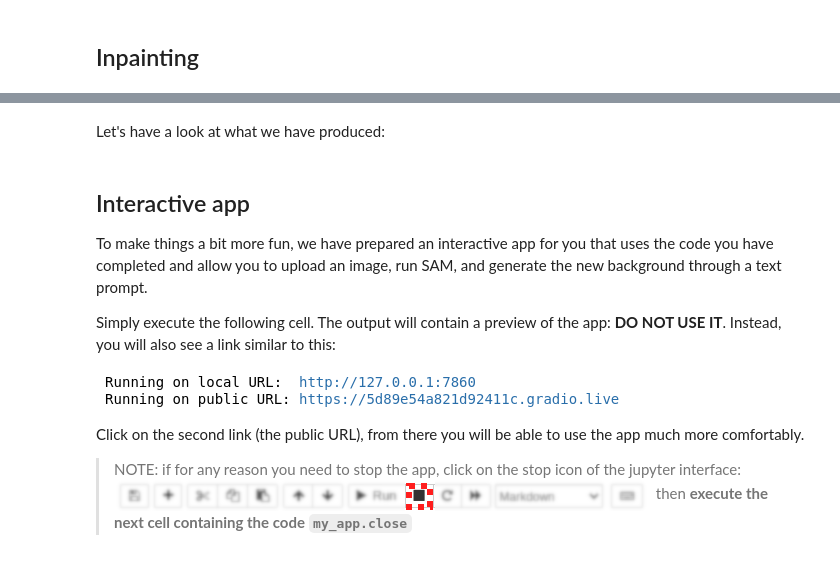
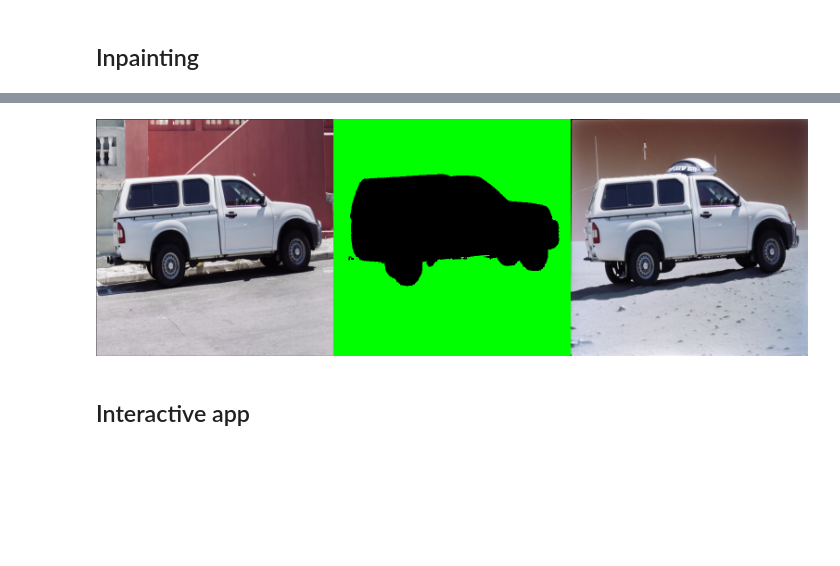
Before and after one commit to abarto/nd608-ai-photo-editing-with-inpainting, a Jupyter notebook: AI-Photo-Editing-with-Inpainting.ipynb, the cells around one changed output, grey strips where cells are left out. Drawn from its saved outputs; the diff is of its cells as text; code cells hidden in the pictures; blank space fills up the shorter version.

```diff
--- a/AI-Photo-Editing-with-Inpainting.ipynb
+++ b/AI-Photo-Editing-with-Inpainting.ipynb
@@ -35,7 +35,6 @@ def mask_to_rgb(mask):
     """
     Transforms a binary mask into an RGBA image for visualization
     """
-
     bg_transparent = np.zeros(mask.shape + (4, ), dtype=np.uint8)
 
     # Color the area we will replace in green
@@ -48,7 +47,7 @@ def mask_to_rgb(mask):
 def get_processed_inputs(image, input_points):
     # Generate model inputs
     inputs = processor(
-        raw_image,
+        image,
         input_points=input_points,
         return_tensors="pt"
     ).to(device)
@@ -132,23 +128,19 @@ prompt = "a car driving on Mars. Studio lights, 1970s"
 negative_prompt = "artifacts, low quality, distortion"
 
 image = inpaint(raw_image, mask, prompt, negative_prompt)
-# %% [markdown]
-Let's have a look at what we have produced:
 # %%
-fig = make_image_grid([raw_image, Image.fromarray(mask_to_rgb(mask)), image.resize((512, 512))], rows=1, cols=3)
+fig = make_image_grid(
+    [
+        raw_image,
+        Image.fromarray(mask_to_rgb(mask)),
+        image.resize((512, 512))
+    ], rows=1, cols=3
+)
 fig
+# %% [output]
+[figure, added]
 # %% [markdown]
 ## Interactive app
-
-To make things a bit more fun, we have prepared an interactive app for you that uses the code you have completed and allow you to upload an image, run SAM, and generate the new background through a text prompt.
-
-Simply execute the following cell. The output will contain a preview of the app: **DO NOT USE IT**. Instead, you will also see a link similar to this:
-
-![image.png](attachment:image.png)
-
-Click on the second link (the public URL), from there you will be able to use the app much more comfortably.
-
-> NOTE: if for any reason you need to stop the app, click on the stop icon of the jupyter interface: ![image-3.png](attachment:image-3.png)  then **execute the next cell containing the code `my_app.close`**
 # %%
 import app
 # %%
```
Also changed, not shown: parts of 22 cells of this notebook, 17 other files.
